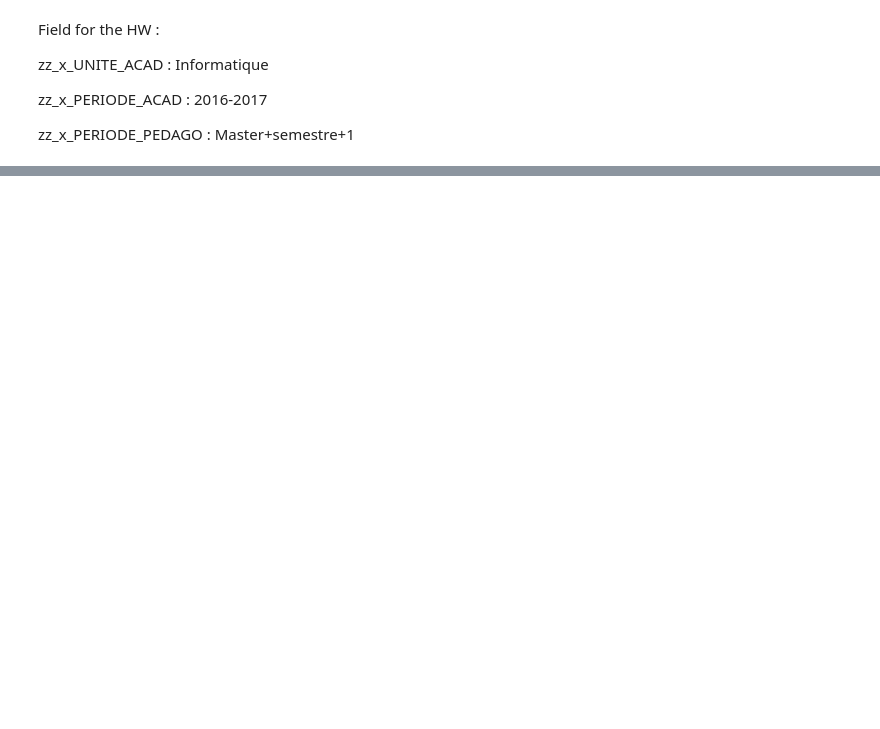
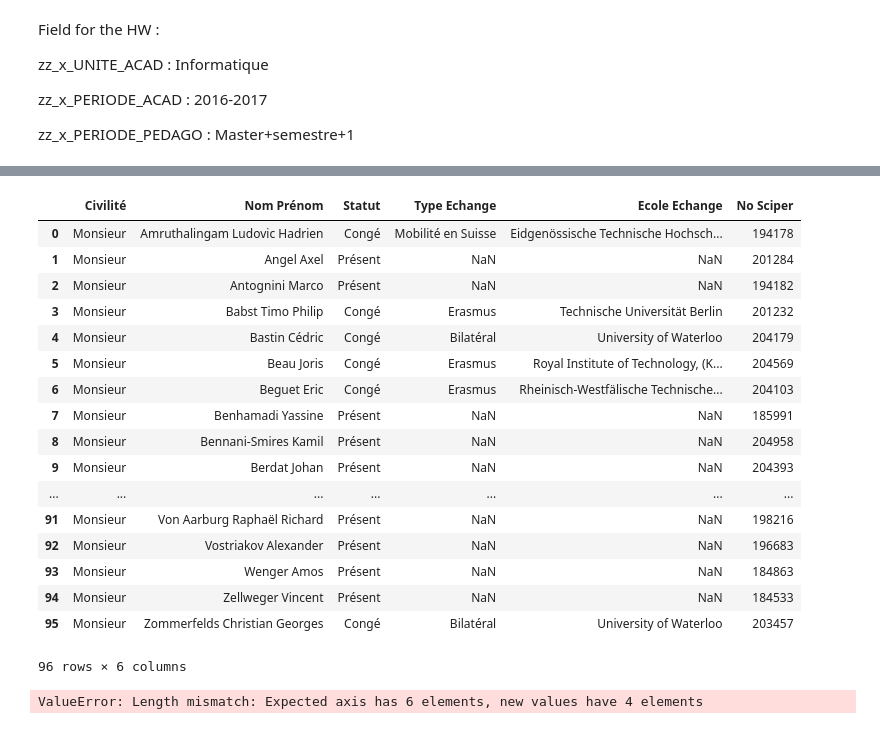
Before and after one commit to sylb/adaHomeworks, a Jupyter notebook: 02 - Data from the Web/HW3 work.ipynb, the cells around one changed output, grey strips where cells are left out. Drawn from its saved outputs; the diff is of its cells as text; code cells hidden in the pictures; blank space fills up the shorter version.

```diff
--- a/02 - Data from the Web/HW3 work.ipynb
+++ b/02 - Data from the Web/HW3 work.ipynb
@@ -221,0 +263,31 @@ zz_x_PERIODE_PEDAGO : Master+semestre+1
+# %%
+url = 'http://isa.epfl.ch/imoniteur_ISAP/!GEDPUBLICREPORTS.html?'
+payload = {'ww_x_GPS': 357704581, 'ww_i_reportModel': 133685247, 'ww_i_reportModelXsl' : 133685270}
+# %%
+req = requests.get(url, params=payload)
+testpd = pd.read_html(req.content, header=1)[0]
+testpd.set_index("No Sciper")
+testpd.dropna(axis=1, thresh=1)
+# %% [output]
+|  | Civilité | Nom Prénom | Statut | Type Echange | Ecole Echange | No Sciper |
+| 0 | Monsieur | Amruthalingam Ludovic Hadrien | Congé | Mobilité en Suisse | Eidgenössische Technische Hochsch... | 194178 |
+| 1 | Monsieur | Angel Axel | Présent | NaN | NaN | 201284 |
+| 2 | Monsieur | Antognini Marco | Présent | NaN | NaN | 194182 |
+| 3 | Monsieur | Babst Timo Philip | Congé | Erasmus | Technische Universität Berlin | 201232 |
+| 4 | Monsieur | Bastin Cédric | Congé | Bilatéral | University of Waterloo | 204179 |
+| 5 | Monsieur | Beau Joris | Congé | Erasmus | Royal Institute of Technology, (K... | 204569 |
+| 6 | Monsieur | Beguet Eric | Congé | Erasmus | Rheinisch-Westfälische Technische... | 204103 |
+| 7 | Monsieur | Benhamadi Yassine | Présent | NaN | NaN | 185991 |
+| 8 | Monsieur | Bennani-Smires Kamil | Présent | NaN | NaN | 204958 |
+| 9 | Monsieur | Berdat Johan | Présent | NaN | NaN | 204393 |
+| ... | ... | ... | ... | ... | ... | ... |
+| 91 | Monsieur | Von Aarburg Raphaël Richard | Présent | NaN | NaN | 198216 |
+| 92 | Monsieur | Vostriakov Alexander | Présent | NaN | NaN | 196683 |
+| 93 | Monsieur | Wenger Amos | Présent | NaN | NaN | 184863 |
+| 94 | Monsieur | Zellweger Vincent | Présent | NaN | NaN | 184533 |
+| 95 | Monsieur | Zommerfelds Christian Georges | Congé | Bilatéral | University of Waterloo | 203457 |
+96 rows × 6 columns
+# %%
+createDFfromURL(url, payload)
+# %% [output]
+ValueError: Length mismatch: Expected axis has 6 elements, new values have 4 elements
```
Also changed, not shown: parts of 12 cells of this notebook.
